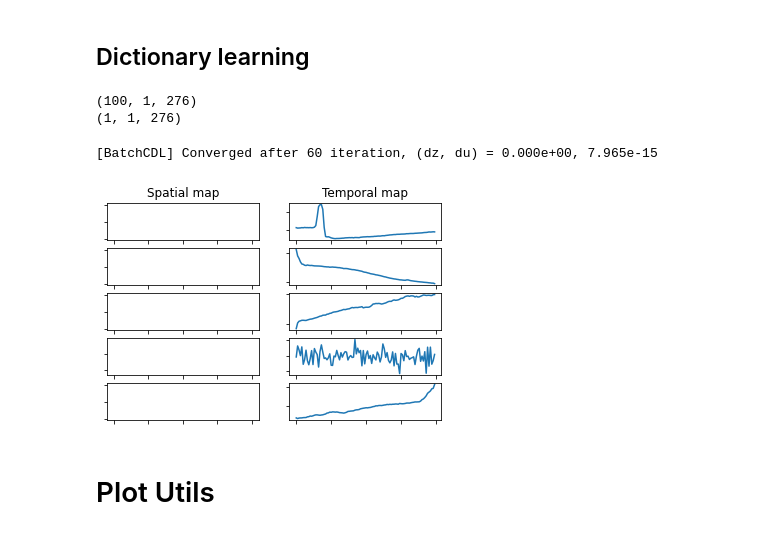
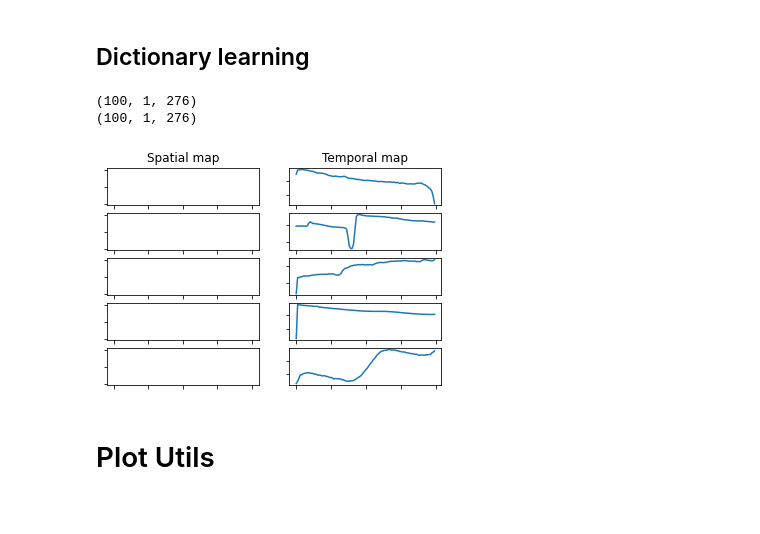
Before and after one commit to jmhuer/shift_invariant_dictionary_learning, a Jupyter notebook: trace_dataset.ipynb, the cells around one changed output. Saved outputs shown, nothing was run; the diff lists cells and outputs as text; code cells hidden in the pictures.

```diff
--- a/trace_dataset.ipynb
+++ b/trace_dataset.ipynb
@@ -65,13 +83,13 @@ n_trials = df.shape[0]  # N
 n_channels = 1
 # %%
 X_train = df.values[:,None,:]
-X_test = df_test.values[0:1,None,:]
-
+X_test = df_test.values[:,None,:]
+Y = df_test.add_prefix
 print(X_train.shape)
 print(X_test.shape)
 # %% [output]
 (100, 1, 276)
-(1, 1, 276)
+(100, 1, 276)
 # %%
 n_iter_global = 10
 n_iter_optim = 50
@@ -80,28 +98,27 @@ n_burnin_mcmc = 50
 # %%
 from alphacsc import BatchCDL
 import matplotlib.pyplot as plt
 
 # Learn a dictionary with batch algorithm and rank1 constraints.
 cdl = BatchCDL(n_atoms, n_times_atom, rank1=False, verbose = 0)
-cdl.fit(X)
+cdl.fit(X_train)
 
 # Display the learned atoms
 fig, axes = plt.subplots(n_atoms, 2, num="Dictionary")
 for k in range(n_atoms):
     axes[k, 0].plot(cdl.u_hat_[k])
     # print(cdl.u_hat_[k].shape, cdl.u_hat_[k])
     axes[k, 1].plot(cdl.v_hat_[k])
 
 axes[0, 0].set_title("Spatial map")
 axes[0, 1].set_title("Temporal map")
 for ax in axes.ravel():
     ax.set_xticklabels([])
     ax.set_yticklabels([])
 
 plt.show()
 # %% [output]
-[BatchCDL] Converged after 60 iteration, (dz, du) = 0.000e+00, 7.965e-15
-[figure, old version]
+[figure, new version]
 # %% [markdown]
 # Plot Utils
 # %%
```
Also changed, not shown: parts of 8 cells of this notebook.
